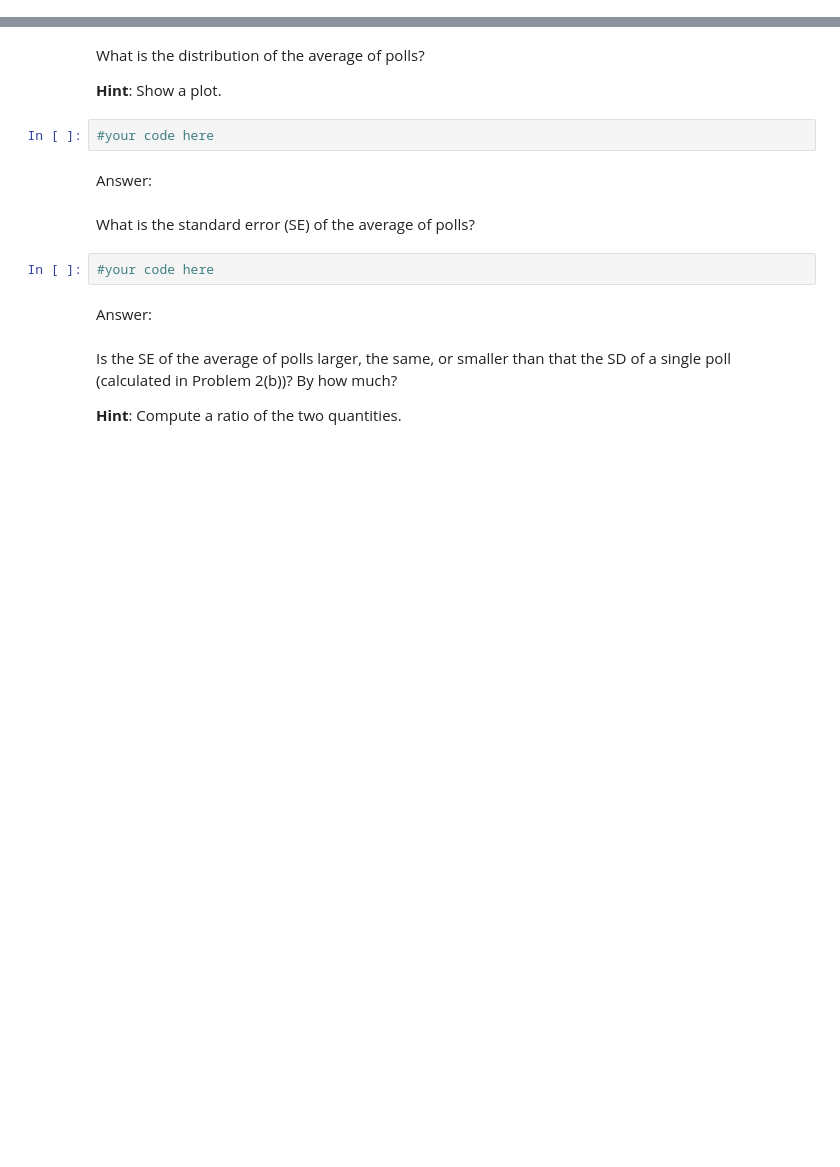
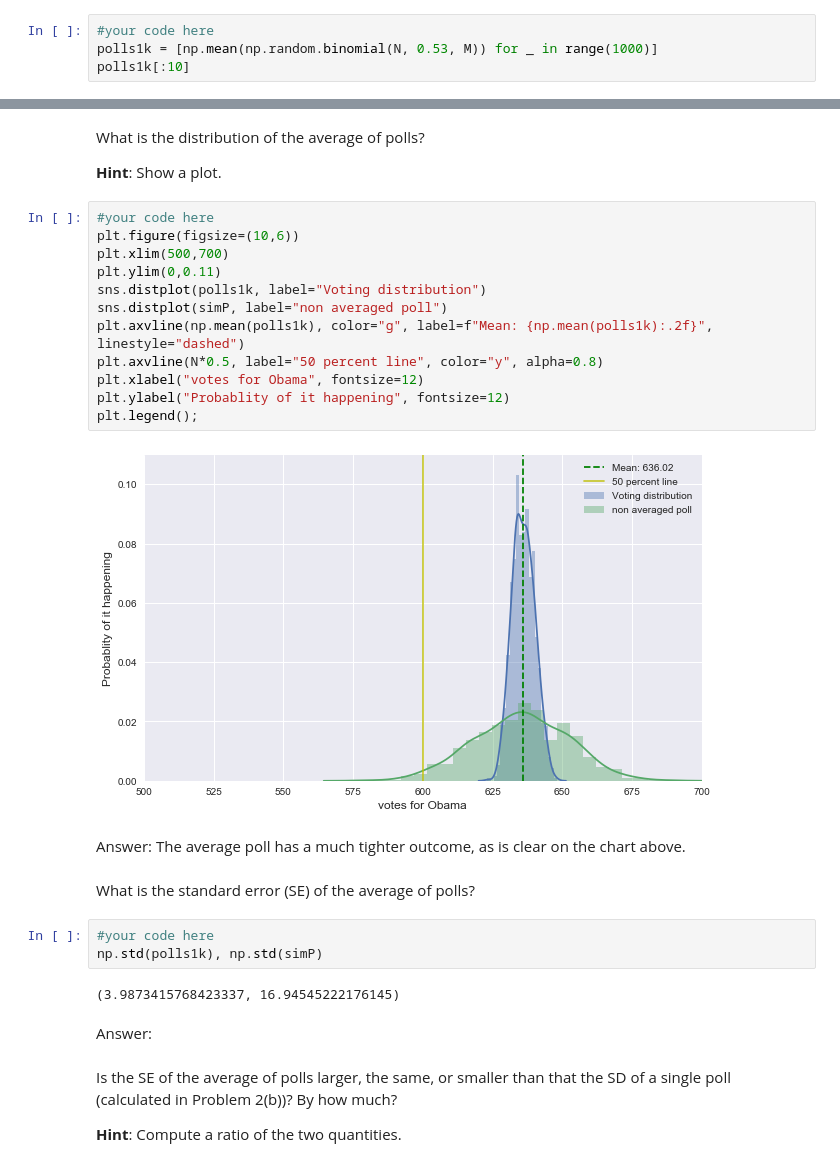
Before and after one commit to fergusio/cs109-2015, a Jupyter notebook: homework/HW2.ipynb, the cells around one changed output, grey strips where cells are left out. Cells and saved outputs as stored; diff of their text form; blank space fills up the shorter version.

```diff
--- a/homework/HW2.ipynb
+++ b/homework/HW2.ipynb
@@ -369,0 +435,4 @@ Now suppose we run M polls where M is the number of polls that happened in Novem
+# %%
+#your code here
+polls1k = [np.mean(np.random.binomial(N, 0.53, M)) for _ in range(1000)]
+polls1k[:10]
@@ -371,14 +451,29 @@ Now suppose we run M polls where M is the number of polls that happened in Novem
 What is the distribution of the average of polls?
 
 **Hint**: Show a plot.
-# %%
-#your code here
-# %% [markdown]
-Answer:
+# %%
+#your code here
+plt.figure(figsize=(10,6))
+plt.xlim(500,700)
+plt.ylim(0,0.11)
+sns.distplot(polls1k, label="Voting distribution")
+sns.distplot(simP, label="non averaged poll")
+plt.axvline(np.mean(polls1k), color="g", label=f"Mean: {np.mean(polls1k):.2f}", linestyle="dashed")
+plt.axvline(N*0.5, label="50 percent line", color="y", alpha=0.8)
+plt.xlabel("votes for Obama", fontsize=12)
+plt.ylabel("Probablity of it happening", fontsize=12)
+plt.legend();
+# %% [output]
+[figure, added]
+# %% [markdown]
+Answer: The average poll has a much tighter outcome, as is clear on the chart above.
 # %% [markdown]
 What is the standard error (SE) of the average of polls?
 # %%
 #your code here
+np.std(polls1k), np.std(simP)
+# %% [output]
+(3.9873415768423337, 16.94545222176145)
 # %% [markdown]
 Answer:
 # %% [markdown]
```
Also changed, not shown: parts of 28 cells of this notebook, 1 other file.
